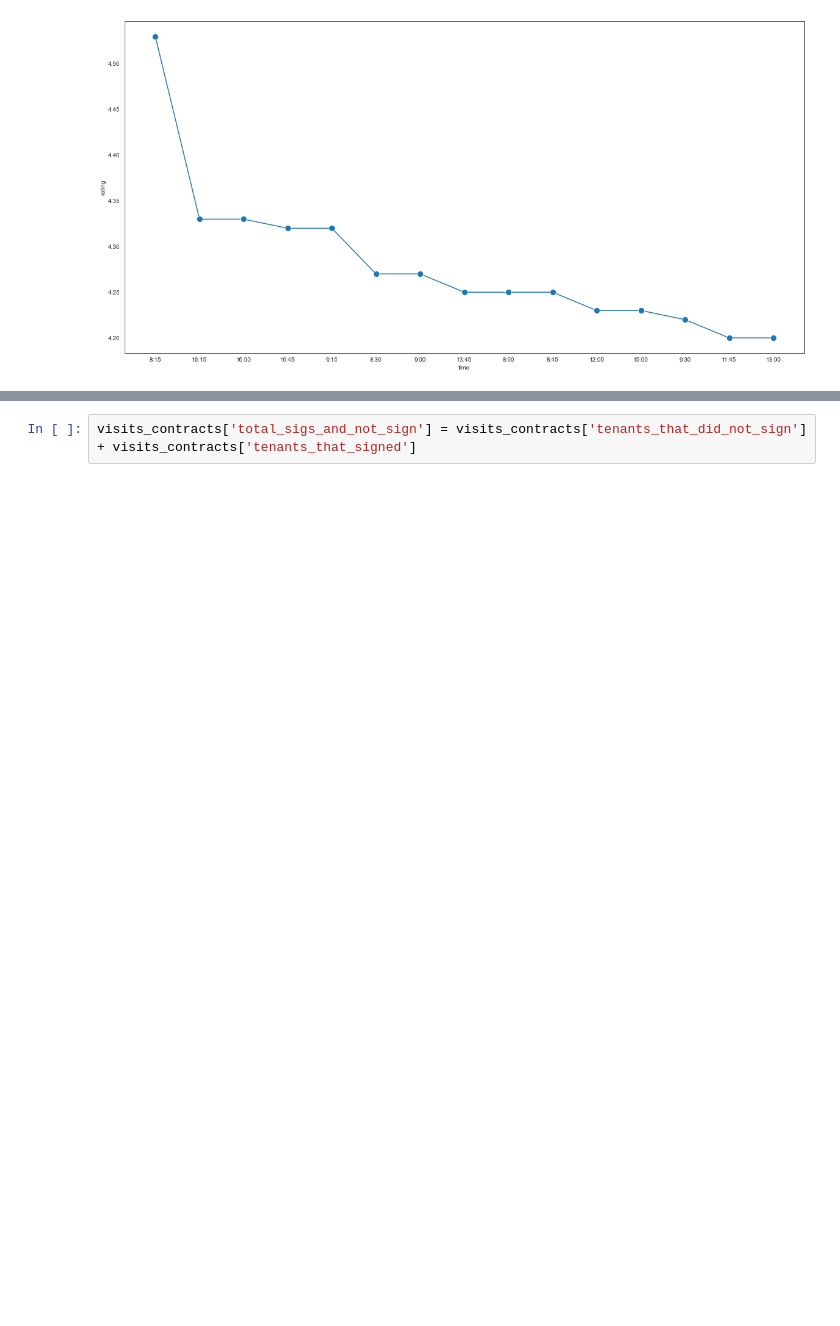
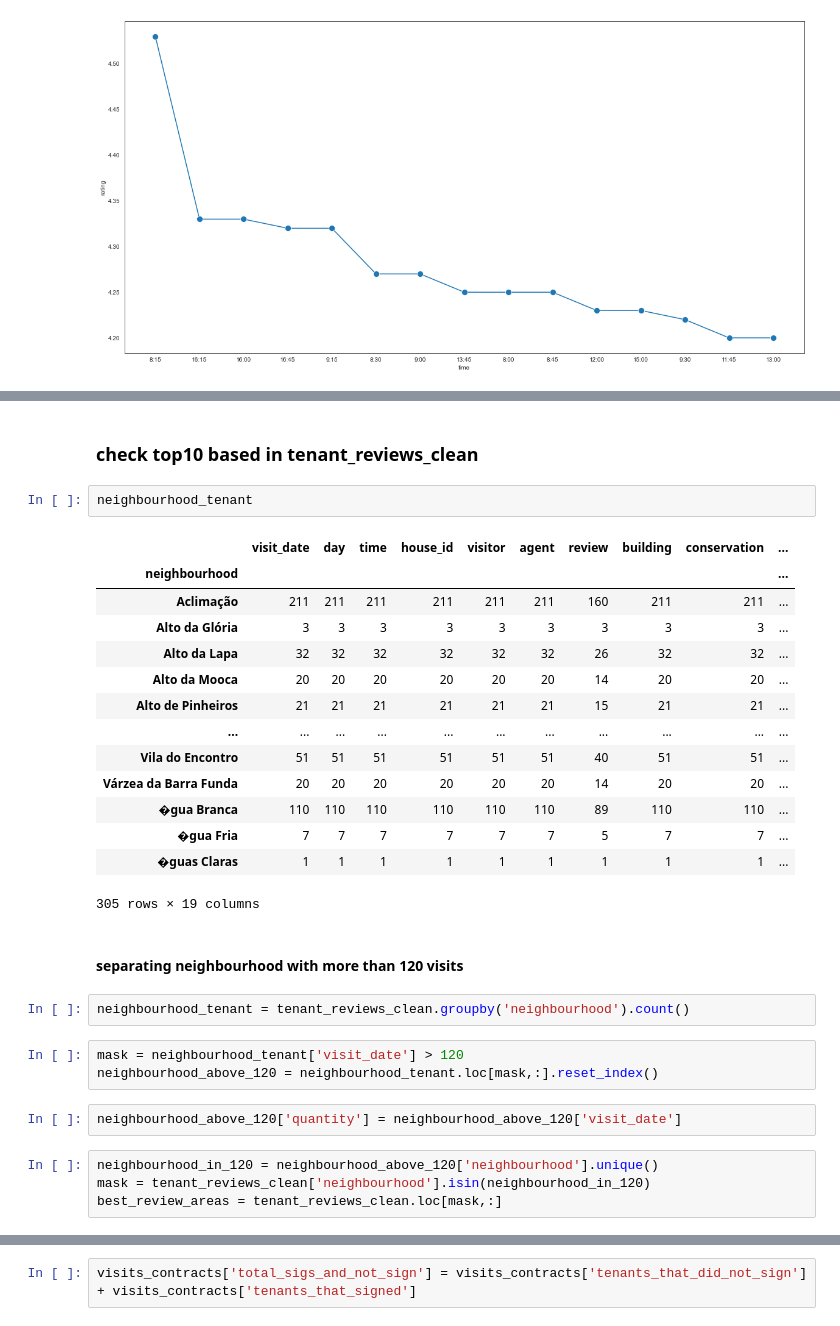
Before and after one commit to Guilhermegcz/qa, a Jupyter notebook: qa.ipynb, the cells around one changed output, grey strips where cells are left out. Saved outputs shown, nothing was run; the diff lists cells and outputs as text; blank space fills up the shorter version.

```diff
--- a/qa.ipynb
+++ b/qa.ipynb
@@ -802,0 +504,32 @@ fig.savefig("best_hour.png",transparent=True)
+# %% [markdown]
+### check  top10 based in tenant_reviews_clean
+# %%
+neighbourhood_tenant
+# %% [output]
+|  | visit_date | day | time | house_id | visitor | agent | review | building | conservation | ... |
+| neighbourhood |  |  |  |  |  |  |  |  |  | ... |
+| Aclimação | 211 | 211 | 211 | 211 | 211 | 211 | 160 | 211 | 211 | ... |
+| Alto da Glória | 3 | 3 | 3 | 3 | 3 | 3 | 3 | 3 | 3 | ... |
+| Alto da Lapa | 32 | 32 | 32 | 32 | 32 | 32 | 26 | 32 | 32 | ... |
+| Alto da Mooca | 20 | 20 | 20 | 20 | 20 | 20 | 14 | 20 | 20 | ... |
+| Alto de Pinheiros | 21 | 21 | 21 | 21 | 21 | 21 | 15 | 21 | 21 | ... |
+| ... | ... | ... | ... | ... | ... | ... | ... | ... | ... | ... |
+| Vila do Encontro | 51 | 51 | 51 | 51 | 51 | 51 | 40 | 51 | 51 | ... |
+| Várzea da Barra Funda | 20 | 20 | 20 | 20 | 20 | 20 | 14 | 20 | 20 | ... |
+| �gua Branca | 110 | 110 | 110 | 110 | 110 | 110 | 89 | 110 | 110 | ... |
+| �gua Fria | 7 | 7 | 7 | 7 | 7 | 7 | 5 | 7 | 7 | ... |
+| �guas Claras | 1 | 1 | 1 | 1 | 1 | 1 | 1 | 1 | 1 | ... |
+305 rows × 19 columns
+# %% [markdown]
+#### separating neighbourhood with more than 120 visits
+# %%
+neighbourhood_tenant = tenant_reviews_clean.groupby('neighbourhood').count()
+# %%
+mask = neighbourhood_tenant['visit_date'] > 120
+neighbourhood_above_120 = neighbourhood_tenant.loc[mask,:].reset_index()
+# %%
+neighbourhood_above_120['quantity'] = neighbourhood_above_120['visit_date']
+# %%
+neighbourhood_in_120 = neighbourhood_above_120['neighbourhood'].unique()
+mask = tenant_reviews_clean['neighbourhood'].isin(neighbourhood_in_120)
+best_review_areas = tenant_reviews_clean.loc[mask,:]
```
Also changed, not shown: parts of 126 cells of this notebook, 2 other files.
